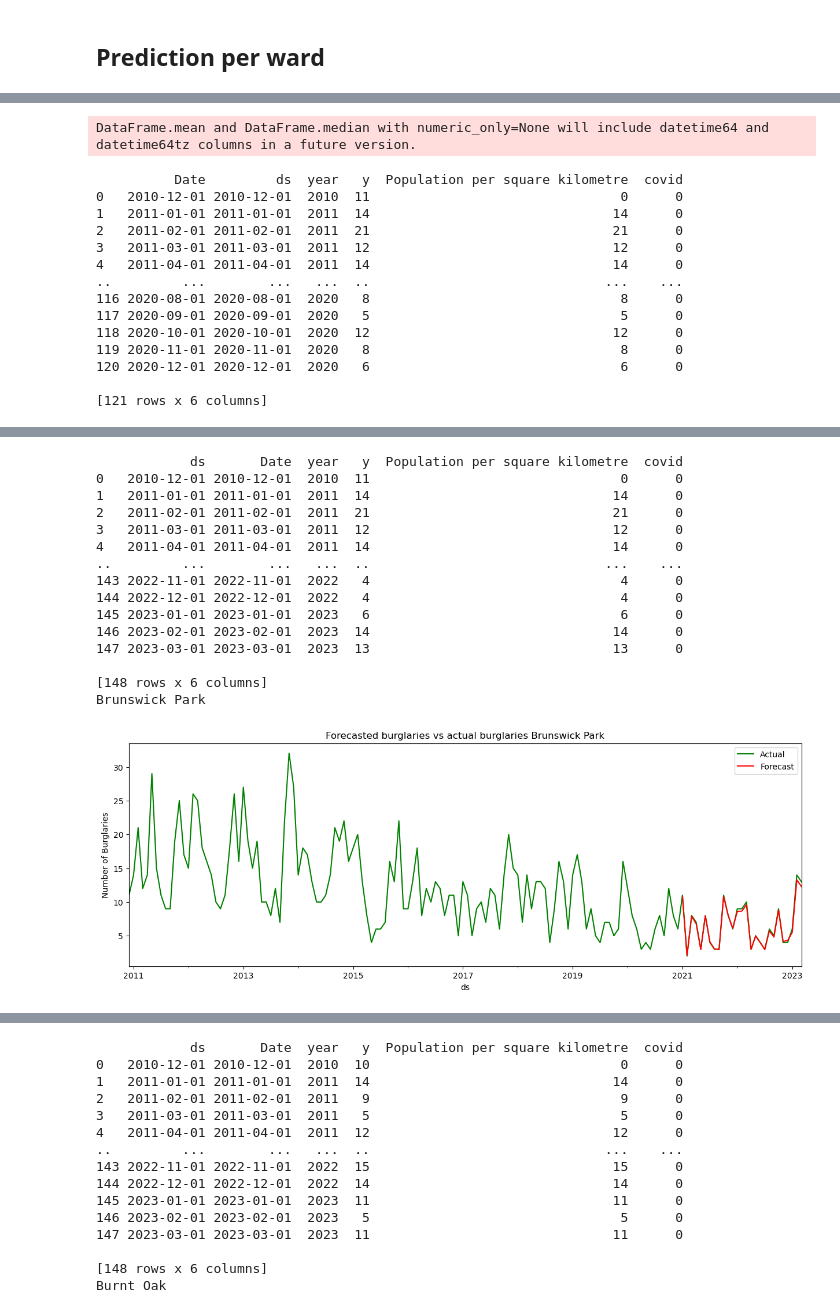
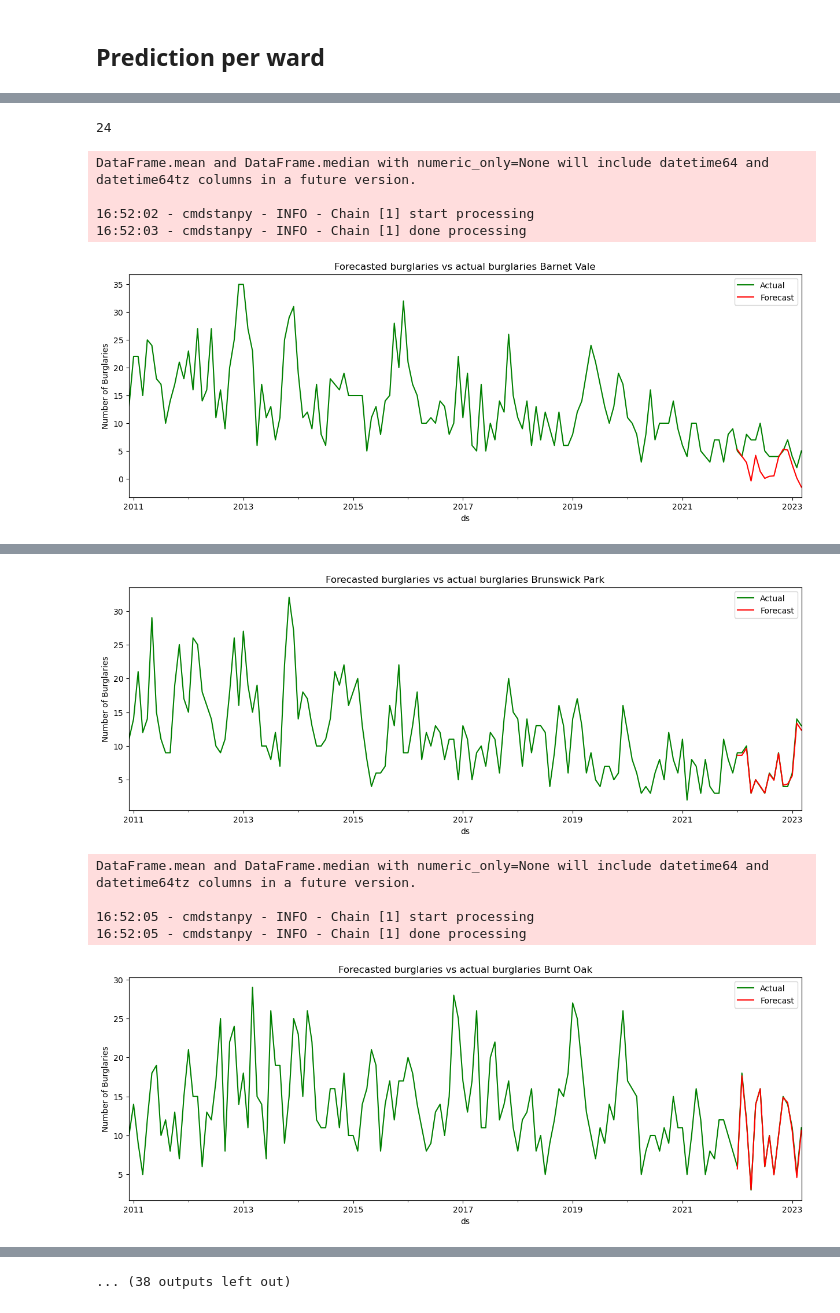
Before and after one commit to isavgt/JBG050-group11, a Jupyter notebook: forecast_prophet.ipynb, the cells around one changed output, grey strips where cells are left out. Cells and saved outputs as stored; diff of their text form; code cells hidden in the pictures.

Commit message:
added r2, mse and all wards

```diff
--- a/forecast_prophet.ipynb
+++ b/forecast_prophet.ipynb
@@ -182,13 +163,12 @@ dates['Date'] = dates[0]
 dates = dates[['Date']]
 
 # Loop over wards
-wards = ['Brunswick Park', 'Burnt Oak', 'Childs Hill', 'East Barnet',
-       'East Finchley', 'Edgware', 'Finchley Church End', 'Garden Suburb',
-       'Golders Green', 'Hendon', 'High Barnet', 'Mill Hill', 'Underhill',
-       'West Finchley', 'West Hendon', 'Woodhouse']
+wards = ['Barnet Vale', 'Brunswick Park', 'Burnt Oak', 'Childs Hill', 'Colindale North', 'Colindale South', 'Cricklewood', 'East Barnet', 'East Finchley', 'Edgware', 'Edgwarebury','Finchley Church End', 'Friern Barnet', 'Garden Suburb', 'Golders Green', 'Hendon','High Barnet', 'Mill Hill', 'Totteridge and Woodside', 'Underhill', 'West Finchley', 'West Hendon', 'Whetstone', 'Woodhouse']
 mse = []
 mae = []
+r2 = []
 
+print(len(wards))
 for ward in wards:
        # Select data of ward
        df_ward = df_per_ward[df_per_ward['Ward']==ward]
@@ -197,44 +177,39 @@ for ward in wards:
        df_ward = pd.merge(dates, df_ward, how="left", on='Date')
        df_ward['ds'] = df_ward['Date']
        df_ward['y'] = df_ward['y'].fillna(0)
        df_ward = df_ward.fillna(df_ward.mean())
        df_ward['year'] = pd.DatetimeIndex(df_ward['Date']).year
        train_ward = df_ward[df_ward['year']<(training_upto+1)]
        test_ward = df_ward[(df_ward['year']>training_upto)]
        best_model = Prophet(seasonality_mode= 'additive', changepoint_prior_scale= 15, seasonality_prior_scale= 15, holidays_prior_scale= 30, holidays= holiday)
        best_model.add_regressor('Population per square kilometre')
        best_model.fit(train_ward)
        future_dates = best_model.make_future_dataframe(periods=forecast_upto, freq='MS')
        future_dates = pd.merge(future_dates, df_ward, how="left", on='ds')
        forecast = best_model.predict(future_dates[-forecast_upto:])
        mae.append(mean_absolute_error(test_ward['y'], forecast['yhat']))
        mse.append(mean_squared_error(test_ward['y'], forecast['yhat']))
+       r2.append(r2_score(test_ward['y'], forecast['yhat']))
        f, ax = plt.subplots(figsize=(14,5))
        f.set_figheight(5)
        ax.set_xlabel("Year")
        ax.set_ylabel("Number of Burglaries")
        f.set_figwidth(15)
 
        df_ward.plot(kind='line',x='ds',y='y', color='green',label='Actual', ax=ax)
        forecast[-forecast_upto:].plot(kind='line',x='ds', y='yhat', color='red', label='Forecast', ax=ax)
        title = 'Forecasted burglaries vs actual burglaries ' + ward
        plt.title(title)
        plt.show()
 
 print("Mean MAE", np.mean(mae))
+print("MAES", mae)
+print("MSES", mse)
+print("r2", r2)
 # %% [output]
-DataFrame.mean and DataFrame.median with numeric_only=None will include datetime64 and datetime64tz columns in a future version.
+24
-          Date         ds  year   y  Population per square kilometre  covid
-0   2010-12-01 2010-12-01  2010  11                                0      0
-1   2011-01-01 2011-01-01  2011  14                               14      0
-2   2011-02-01 2011-02-01  2011  21                               21      0
-3   2011-03-01 2011-03-01  2011  12                               12      0
-4   2011-04-01 2011-04-01  2011  14                               14      0
-..         ...        ...   ...  ..                              ...    ...
-116 2020-08-01 2020-08-01  2020   8                                8      0
-117 2020-09-01 2020-09-01  2020   5                                5      0
-118 2020-10-01 2020-10-01  2020  12                               12      0
-119 2020-11-01 2020-11-01  2020   8                                8      0
-120 2020-12-01 2020-12-01  2020   6                                6      0
+DataFrame.mean and DataFrame.median with numeric_only=None will include datetime64 and datetime64tz columns in a future version.
 
-[121 rows x 6 columns]
+16:52:02 - cmdstanpy - INFO - Chain [1] start processing
+16:52:03 - cmdstanpy - INFO - Chain [1] done processing
+[figure, new version]
@@ -243,18 +220,8 @@ DataFrame.mean and DataFrame.median with numeric_only=None will include datetime
+[figure, new version]
-            ds       Date  year   y  Population per square kilometre  covid
-0   2010-12-01 2010-12-01  2010  11                                0      0
-1   2011-01-01 2011-01-01  2011  14                               14      0
-2   2011-02-01 2011-02-01  2011  21                               21      0
-3   2011-03-01 2011-03-01  2011  12                               12      0
-4   2011-04-01 2011-04-01  2011  14                               14      0
-..         ...        ...   ...  ..                              ...    ...
-143 2022-11-01 2022-11-01  2022   4                                4      0
-144 2022-12-01 2022-12-01  2022   4                                4      0
-145 2023-01-01 2023-01-01  2023   6                                6      0
-146 2023-02-01 2023-02-01  2023  14                               14      0
-147 2023-03-01 2023-03-01  2023  13                               13      0
+DataFrame.mean and DataFrame.median with numeric_only=None will include datetime64 and datetime64tz columns in a future version.
 
-[148 rows x 6 columns]
-Brunswick Park
+16:52:05 - cmdstanpy - INFO - Chain [1] start processing
+16:52:05 - cmdstanpy - INFO - Chain [1] done processing
-[figure, old version]
+[figure, added]
 DataFrame.mean and DataFrame.median with numeric_only=None will include datetime64 and datetime64tz columns in a future version.
 
@@ -277,15 +240 @@ DataFrame.mean and DataFrame.median with numeric_only=None will include datetime
-            ds       Date  year   y  Population per square kilometre  covid
-0   2010-12-01 2010-12-01  2010  10                                0      0
-1   2011-01-01 2011-01-01  2011  14                               14      0
-2   2011-02-01 2011-02-01  2011   9                                9      0
-3   2011-03-01 2011-03-01  2011   5                                5      0
-4   2011-04-01 2011-04-01  2011  12                               12      0
-..         ...        ...   ...  ..                              ...    ...
-143 2022-11-01 2022-11-01  2022  15                               15      0
-144 2022-12-01 2022-12-01  2022  14                               14      0
-145 2023-01-01 2023-01-01  2023  11                               11      0
-146 2023-02-01 2023-02-01  2023   5                                5      0
-147 2023-03-01 2023-03-01  2023  11                               11      0
-
-[148 rows x 6 columns]
-Burnt Oak
+... (38 outputs left out)
```
Also changed, not shown: parts of 6 cells of this notebook.
